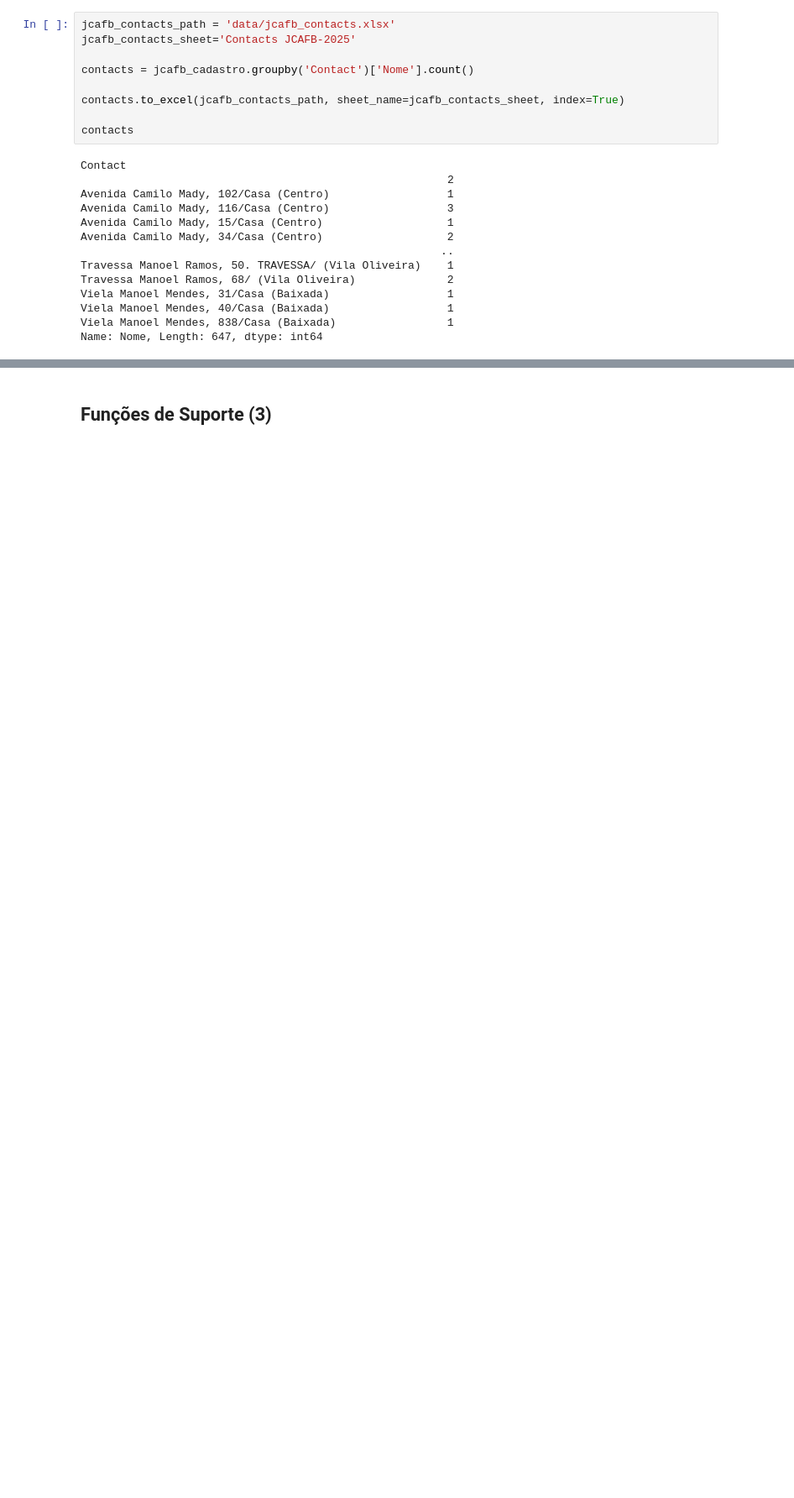
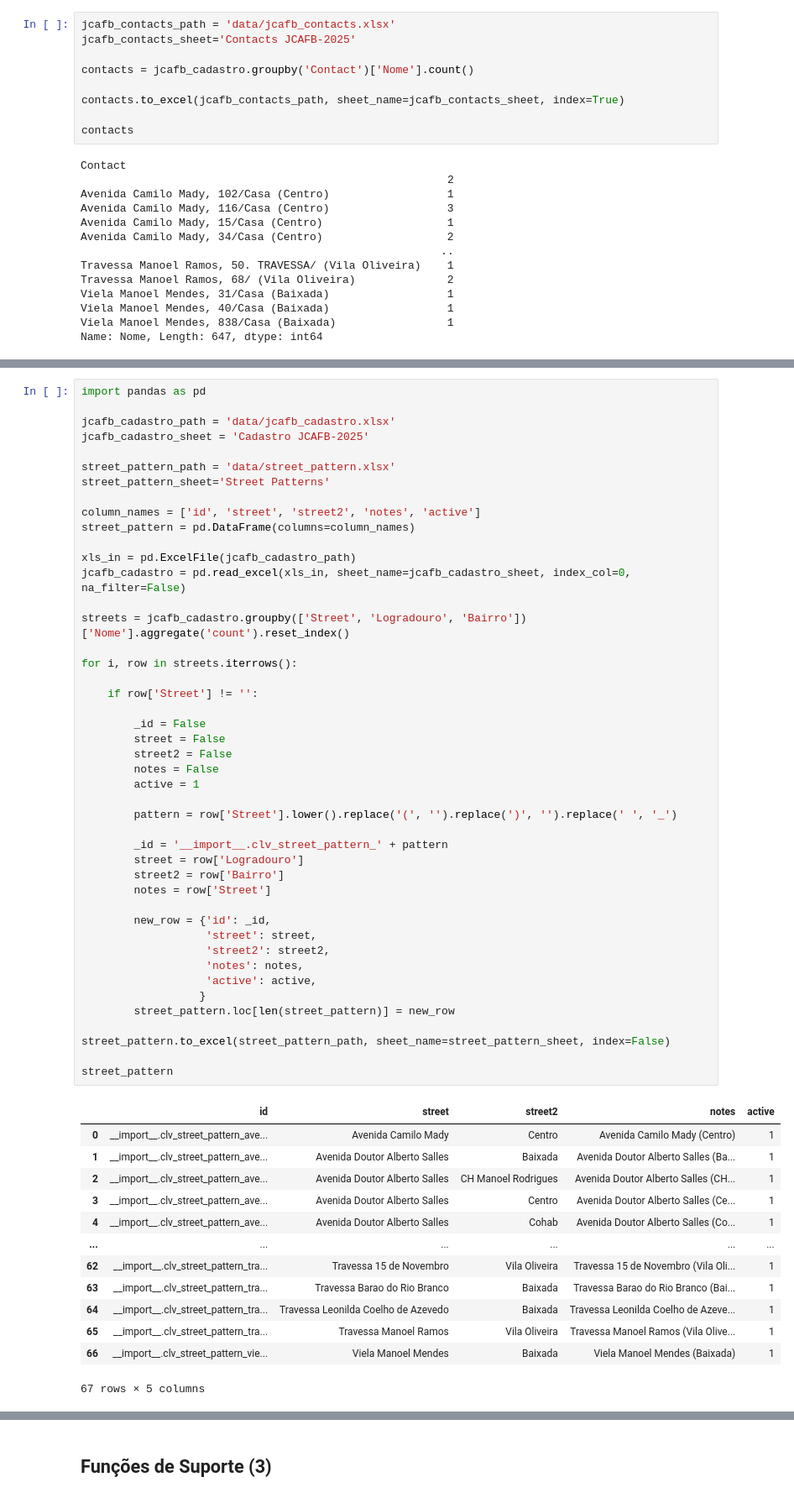
Before and after one commit to CLVsol/clvsol_jupyter, a Jupyter notebook: jcafb_2025/cadastro/Cadastro_Inicial_JCAFB-2025.ipynb, the cells around one changed output, grey strips where cells are left out. Shown at 84% size. Drawn from its saved outputs; the diff is of its cells as text; blank space fills up the shorter version.

```diff
--- a/jcafb_2025/cadastro/Cadastro_Inicial_JCAFB-2025.ipynb
+++ b/jcafb_2025/cadastro/Cadastro_Inicial_JCAFB-2025.ipynb
@@ -763,0 +785,59 @@ Name: Nome, Length: 647, dtype: int64
+# %%
+import pandas as pd
+
+jcafb_cadastro_path = 'data/jcafb_cadastro.xlsx'
+jcafb_cadastro_sheet = 'Cadastro JCAFB-2025'
+
+street_pattern_path = 'data/street_pattern.xlsx'
+street_pattern_sheet='Street Patterns'
+
+column_names = ['id', 'street', 'street2', 'notes', 'active']
+street_pattern = pd.DataFrame(columns=column_names)
+
+xls_in = pd.ExcelFile(jcafb_cadastro_path)
+jcafb_cadastro = pd.read_excel(xls_in, sheet_name=jcafb_cadastro_sheet, index_col=0, na_filter=False)
+
+streets = jcafb_cadastro.groupby(['Street', 'Logradouro', 'Bairro'])['Nome'].aggregate('count').reset_index()
+
+for i, row in streets.iterrows():
+
+    if row['Street'] != '':
+
+        _id = False
+        street = False
+        street2 = False
+        notes = False
+        active = 1
+
+        pattern = row['Street'].lower().replace('(', '').replace(')', '').replace(' ', '_')
+
+        _id = '__import__.clv_street_pattern_' + pattern
+        street = row['Logradouro']
+        street2 = row['Bairro']
+        notes = row['Street']
+
+        new_row = {'id': _id,
+                   'street': street,
+                   'street2': street2,
+                   'notes': notes,
+                   'active': active,
+                  }
+        street_pattern.loc[len(street_pattern)] = new_row
+
+street_pattern.to_excel(street_pattern_path, sheet_name=street_pattern_sheet, index=False)
+
+street_pattern
+# %% [output]
+|  | id | street | street2 | notes | active |
+| 0 | __import__.clv_street_pattern_ave... | Avenida Camilo Mady | Centro | Avenida Camilo Mady (Centro) | 1 |
+| 1 | __import__.clv_street_pattern_ave... | Avenida Doutor Alberto Salles | Baixada | Avenida Doutor Alberto Salles (Ba... | 1 |
+| 2 | __import__.clv_street_pattern_ave... | Avenida Doutor Alberto Salles | CH Manoel Rodrigues | Avenida Doutor Alberto Salles (CH... | 1 |
+| 3 | __import__.clv_street_pattern_ave... | Avenida Doutor Alberto Salles | Centro | Avenida Doutor Alberto Salles (Ce... | 1 |
+| 4 | __import__.clv_street_pattern_ave... | Avenida Doutor Alberto Salles | Cohab | Avenida Doutor Alberto Salles (Co... | 1 |
+| ... | ... | ... | ... | ... | ... |
+| 62 | __import__.clv_street_pattern_tra... | Travessa 15 de Novembro | Vila Oliveira | Travessa 15 de Novembro (Vila Oli... | 1 |
+| 63 | __import__.clv_street_pattern_tra... | Travessa Barao do Rio Branco | Baixada | Travessa Barao do Rio Branco (Bai... | 1 |
+| 64 | __import__.clv_street_pattern_tra... | Travessa Leonilda Coelho de Azevedo | Baixada | Travessa Leonilda Coelho de Azeve... | 1 |
+| 65 | __import__.clv_street_pattern_tra... | Travessa Manoel Ramos | Vila Oliveira | Travessa Manoel Ramos (Vila Olive... | 1 |
+| 66 | __import__.clv_street_pattern_vie... | Viela Manoel Mendes | Baixada | Viela Manoel Mendes (Baixada) | 1 |
+67 rows × 5 columns
```
Also changed, not shown: parts of 9 cells of this notebook.
